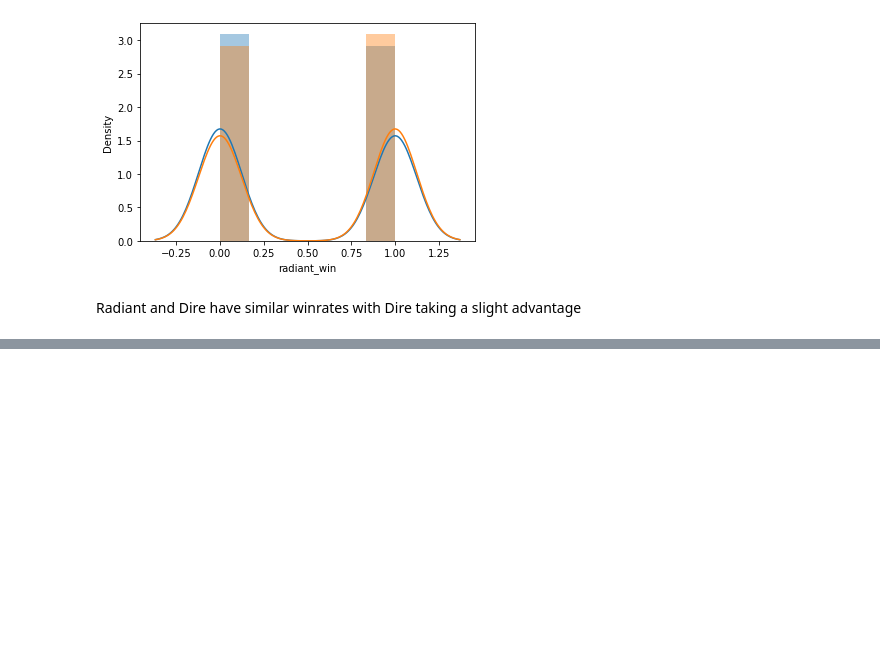
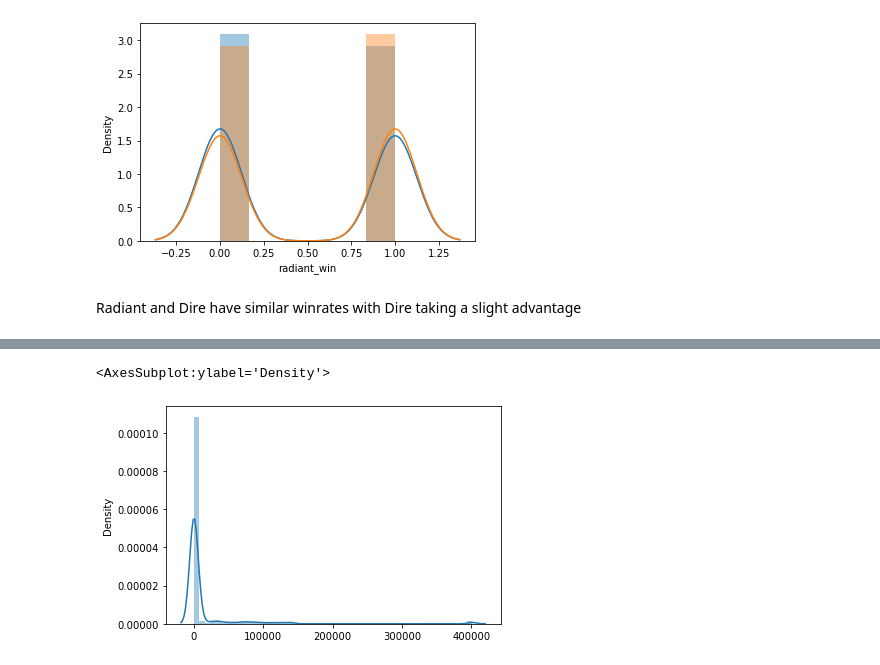
Before and after one commit to EvgenyKashin/dota2_chat, a Jupyter notebook: scripts/EDA.ipynb, the cells around one changed output, grey strips where cells are left out. Drawn from its saved outputs; the diff is of its cells as text; code cells hidden in the pictures; blank space fills up the shorter version.

```diff
--- a/scripts/EDA.ipynb
+++ b/scripts/EDA.ipynb
@@ -296,0 +318,9 @@ sns.barplot(data=dire_wins, y="num_dire_messages", x="radiant_win")
+# %%
+all_chat = data['chat']
+chatwheel_values = []
+for i in range(len(all_chat)):
+    for a in range(len(all_chat[i])):
+        if(all_chat[i][a]['type'] == 'chatwheel'):
+            chatwheel_values.append(all_chat[i][a]['key'])
+
+chatwheel_values
@@ -296,0 +354,6 @@ sns.barplot(data=dire_wins, y="num_dire_messages", x="radiant_win")
+# %%
+#RADIANT
+wins = data[['match_id','radiant_win']]
+radiant_chatwheel_all = pd.merge(Radiant_chat_data,wins, on=['match_id'])
+radiant_chatwheel_wins =radiant_chatwheel_all[['chat','radiant_win']]
+radiant_chatwheel_wins
@@ -296,0 +374,17 @@ sns.barplot(data=dire_wins, y="num_dire_messages", x="radiant_win")
+# %%
+radiant_chatwheel_values_wins = []
+for i in range(len(radiant_chatwheel_wins['chat'])):
+    for a in range(len(radiant_chatwheel_wins['chat'][i])):
+        if(radiant_chatwheel_wins['chat'][i][a]['type'] == 'chatwheel'):
+            radiant_chatwheel_values_wins.append([radiant_chatwheel_wins['chat'][i][a]['key'],radiant_chatwheel_wins['radiant_win'][i]])
+
+radiant_chatwheel_values_wins = pd.DataFrame(radiant_chatwheel_values_wins)
+radiant_chatwheel_values_wins.columns = {"key","win"}
+# %%
+radiant_chatwheel_values_loss = radiant_chatwheel_values_wins[radiant_chatwheel_values_wins['win']==False]
+radiant_chatwheel_values_wins = radiant_chatwheel_values_wins[radiant_chatwheel_values_wins['win']==True]
+# %%
+sns.distplot(radiant_chatwheel_values_wins)
+# %% [output]
+<AxesSubplot:ylabel='Density'>
+[figure, added]
```
Also changed, not shown: parts of 31 cells of this notebook.
